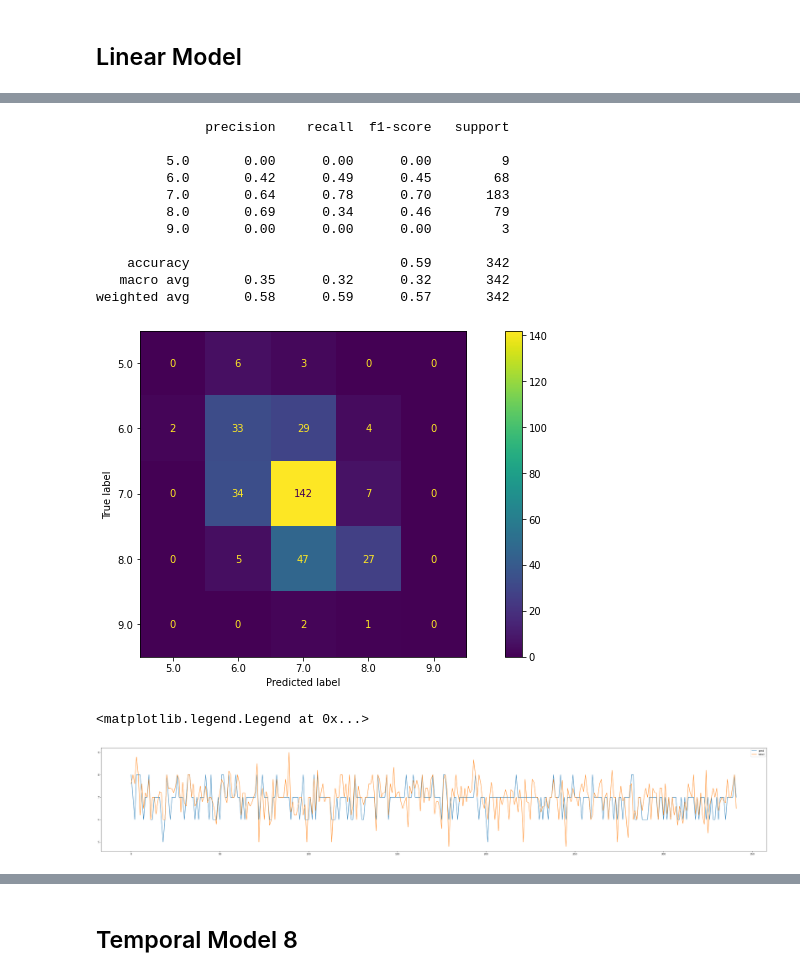
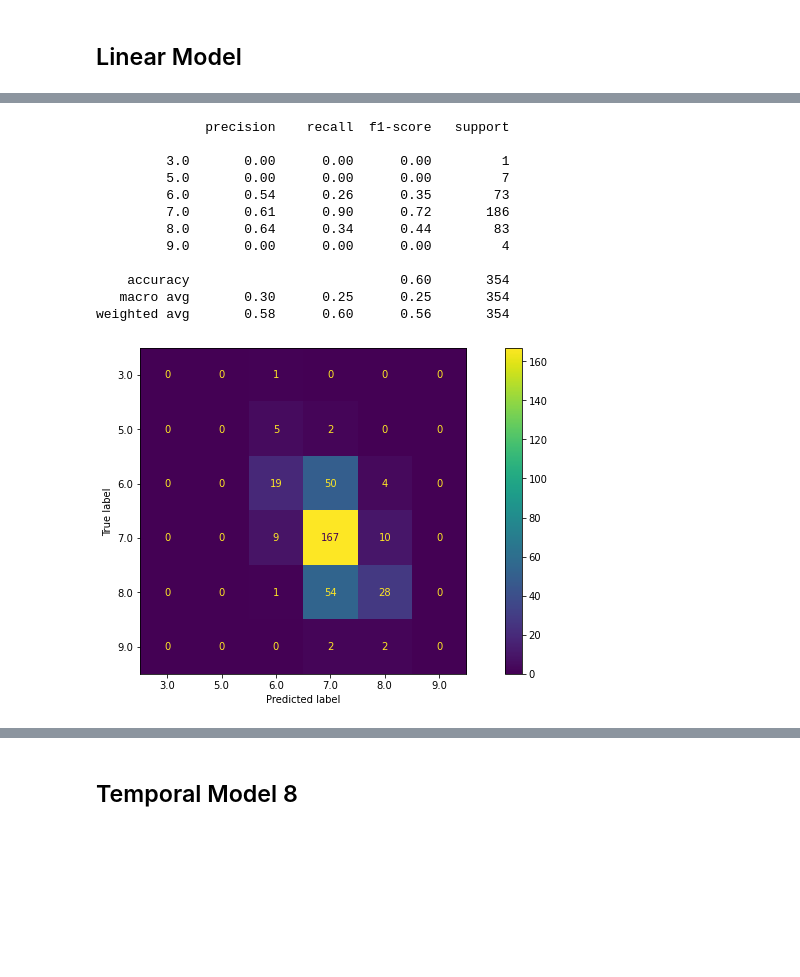
Before and after one commit to OlegBEZb/Data_Mining_assignment_1, a Jupyter notebook: Assignment_1.ipynb, the cells around one changed output, grey strips where cells are left out. Saved outputs shown, nothing was run; the diff lists cells and outputs as text; code cells hidden in the pictures; blank space fills up the shorter version.

Commit message:
train test split per user + some nice plots

```diff
--- a/Assignment_1.ipynb
+++ b/Assignment_1.ipynb
@@ -488,0 +336,2 @@ X_train, X_test, y_train, y_test = train_test_split(pivoted_df.drop(['mood_next'
+# %%
+pivoted_df.sort_values(['id','time'], inplace=True)
@@ -765,0 +566,15 @@ X_test[features] = mm_scaler.fit_transform(X_test[features])
+# %%
+features = ['id_AS14.01', 'id_AS14.02', 'id_AS14.03', 'id_AS14.05',
+       'id_AS14.06', 'id_AS14.07', 'id_AS14.08', 'id_AS14.09', 'id_AS14.12',
+       'id_AS14.13', 'id_AS14.14', 'id_AS14.15', 'id_AS14.16', 'id_AS14.17',
+       'id_AS14.19', 'id_AS14.20', 'id_AS14.23', 'id_AS14.24', 'id_AS14.25',
+       'id_AS14.26', 'id_AS14.27', 'id_AS14.28', 'id_AS14.29', 'id_AS14.30',
+       'id_AS14.31', 'id_AS14.32', 'id_AS14.33', 'mood', 'circumplex.arousal',
+       'circumplex.valence', 'activity', 'appCat.builtin',
+       'appCat.communication', 'appCat.entertainment', 'appCat.finance',
+       'appCat.game', 'appCat.office', 'appCat.other', 'appCat.social',
+       'appCat.travel', 'appCat.unknown', 'appCat.utilities', 'appCat.weather',
+       'call', 'screen', 'sms', 'asleep', 'active', 'missing_hour',
+       'mood_change', 'mood_prev1', 'day_num', 'sin(1,freq=W-SUN)',
+       'cos(1,freq=W-SUN)', 'sin(2,freq=W-SUN)', 'cos(2,freq=W-SUN)',
+       'sin(3,freq=W-SUN)', 'cos(3,freq=W-SUN)']
@@ -765,0 +595,18 @@ X_test[features] = mm_scaler.fit_transform(X_test[features])
+# %%
+# Grid search hyperparams
+from sklearn.model_selection import GridSearchCV
+from sklearn.linear_model import LogisticRegression
+model = linear_model.SGDRegressor()
+
+param_grid = {
+    'alpha': [0.0001, 0.0005, 0.001, 0.005, 0.01, 0.05],
+    'loss': ['squared_loss', 'huber', 'epsilon_insensitive'],
+    'penalty': ['l2', 'l1', 'elasticnet'],
+    'learning_rate': ['constant', 'optimal', 'invscaling'],
+}
+
+clf = GridSearchCV(model, param_grid)
+clf.fit(X_train[features], y_train)
+print("Best score: " + str(clf.best_score_))
+print("Best params: " + str(clf.best_params_))
+model = clf.best_estimator_
@@ -766,4 +616,5 @@ X_test[features] = mm_scaler.fit_transform(X_test[features])
 # %%
-model = linear_model.LinearRegression()
+#model = linear_model.LinearRegression()
+
 model.fit(X_train[features], y_train)
 # %% [output]
@@ -789,24 +641,17 @@ weighted avg       0.56      0.56      0.51       798
 # %%
-test_pred = pd.DataFrame(model.predict(X_test[features])).round(0)
+test_pred = pd.DataFrame(model.predict(X_test[features]))
 eval_clf(y_test.round(0), test_pred.round(0))
 # %% [output]
               precision    recall  f1-score   support
 
-         5.0       0.00      0.00      0.00         9
-         6.0       0.42      0.49      0.45        68
-         7.0       0.64      0.78      0.70       183
-         8.0       0.69      0.34      0.46        79
-         9.0       0.00      0.00      0.00         3
+         3.0       0.00      0.00      0.00         1
+         5.0       0.00      0.00      0.00         7
+         6.0       0.54      0.26      0.35        73
+         7.0       0.61      0.90      0.72       186
+         8.0       0.64      0.34      0.44        83
+         9.0       0.00      0.00      0.00         4
 
-    accuracy                           0.59       342
-   macro avg       0.35      0.32      0.32       342
-weighted avg       0.58      0.59      0.57       342
+    accuracy                           0.60       354
+   macro avg       0.30      0.25      0.25       354
+weighted avg       0.58      0.60      0.56       354
-[figure, old version]
+[figure, new version]
-# %%
-fig,ax = plt.subplots(figsize=(50,8))
-ax.plot(list(test_pred[0]), label='pred')
-ax.plot(list(y_test), label='label')
-ax.legend()
-# %% [output]
-<matplotlib.legend.Legend at 0x...>
-[figure, removed]
```
Also changed, not shown: parts of 76 cells of this notebook.
